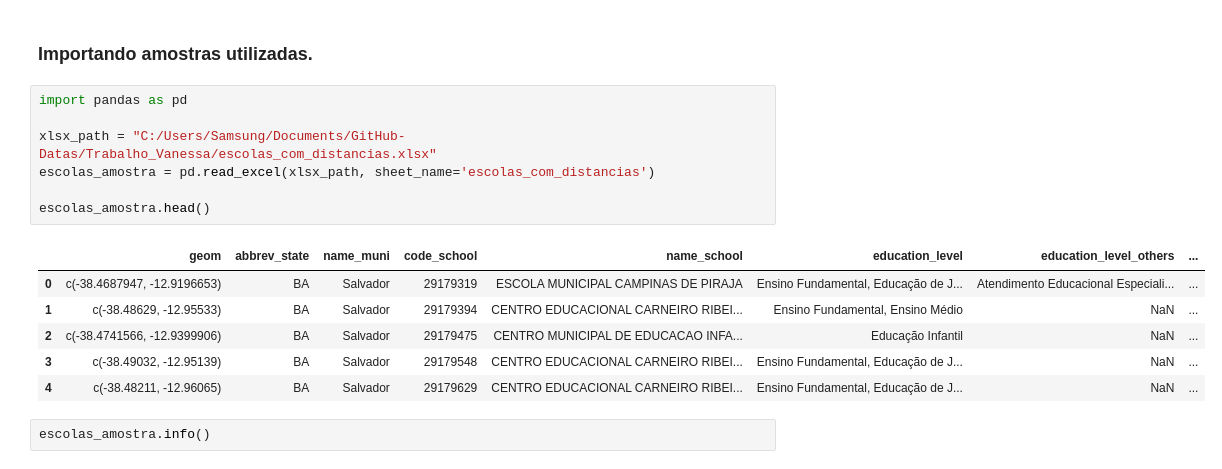
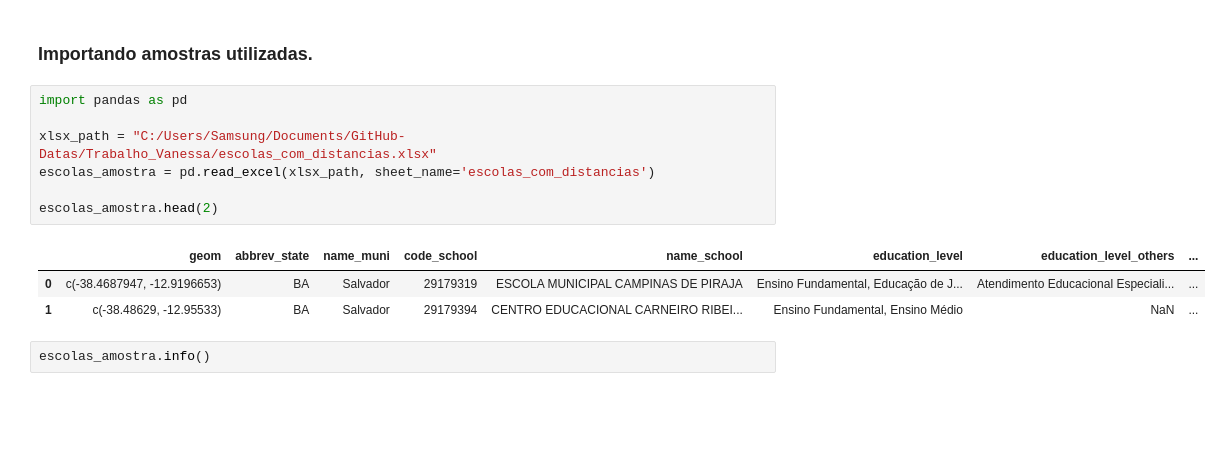
Before and after one commit to Bruno-Santana-Eco/Dados_Painel_Escolas_SSA, a Jupyter notebook: Diff-in-diff.ipynb, the cells around one changed output. Cells and saved outputs as stored; diff of their text form; blank space fills up the shorter version.

```diff
--- a/Diff-in-diff.ipynb
+++ b/Diff-in-diff.ipynb
@@ -58,17 +58,14 @@ escolas_2013_ssa.head()
 # %%
 import pandas as pd
 
 xlsx_path = "C:/Users/Samsung/Documents/GitHub-Datas/Trabalho_Vanessa/escolas_com_distancias.xlsx"
 escolas_amostra = pd.read_excel(xlsx_path, sheet_name='escolas_com_distancias')
 
-escolas_amostra.head()
+escolas_amostra.head(2)
 # %% [output]
 |  | geom | abbrev_state | name_muni | code_school | name_school | education_level | education_level_others | ... |
 | 0 | c(-38.4687947, -12.9196653) | BA | Salvador | 29179319 | ESCOLA MUNICIPAL CAMPINAS DE PIRAJA | Ensino Fundamental, Educação de J... | Atendimento Educacional Especiali... | ... |
 | 1 | c(-38.48629, -12.95533) | BA | Salvador | 29179394 | CENTRO EDUCACIONAL CARNEIRO RIBEI... | Ensino Fundamental, Ensino Médio | NaN | ... |
-| 2 | c(-38.4741566, -12.9399906) | BA | Salvador | 29179475 | CENTRO MUNICIPAL DE EDUCACAO INFA... | Educação Infantil | NaN | ... |
-| 3 | c(-38.49032, -12.95139) | BA | Salvador | 29179548 | CENTRO EDUCACIONAL CARNEIRO RIBEI... | Ensino Fundamental, Educação de J... | NaN | ... |
-| 4 | c(-38.48211, -12.96065) | BA | Salvador | 29179629 | CENTRO EDUCACIONAL CARNEIRO RIBEI... | Ensino Fundamental, Educação de J... | NaN | ... |
 # %%
 escolas_amostra.info()
 # %% [output]
```
Also changed, not shown: parts of 12 cells of this notebook.
